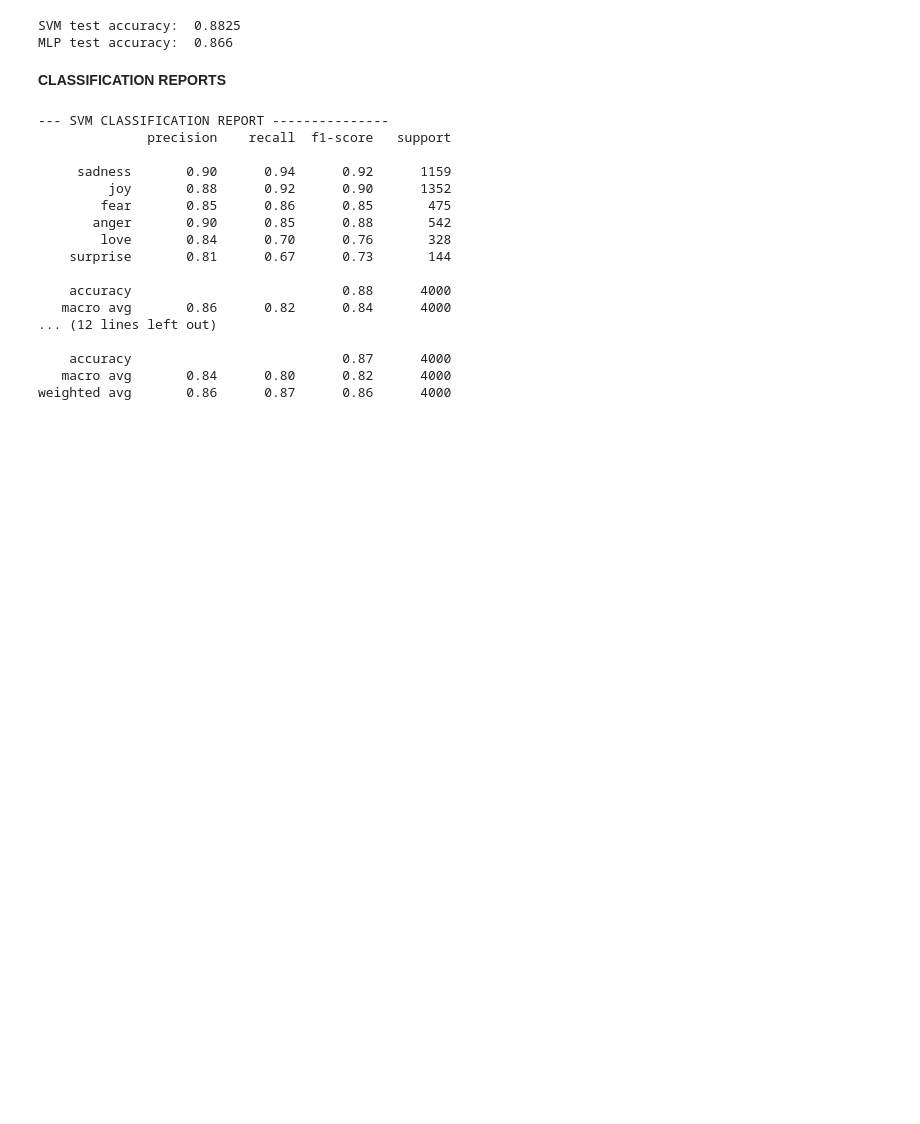
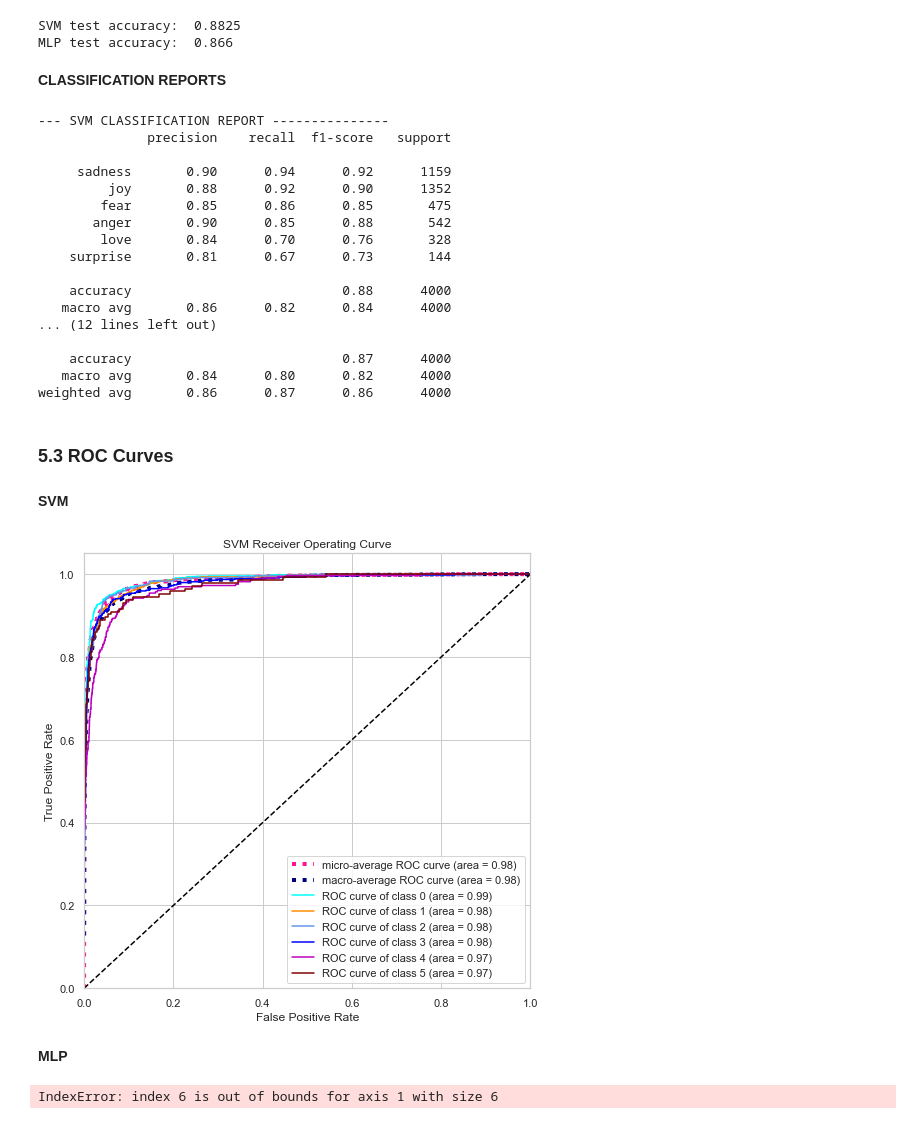
Before and after one commit to ayliahfani/Emotion-Recognition, a Jupyter notebook: Coursework/nc_coursework.ipynb, the cells around one changed output. Saved outputs shown, nothing was run; the diff lists cells and outputs as text; code cells hidden in the pictures; blank space fills up the shorter version.

```diff
--- a/Coursework/nc_coursework.ipynb
+++ b/Coursework/nc_coursework.ipynb
@@ -294,7 +344,7 @@ LR score with 10000 features: 0.87
 ngram_range = (1,2)
 min_df = 1
 max_df = 1.0
-max_features = 3000
+max_features = 2000
 
 tfidf = TfidfVectorizer(ngram_range=ngram_range,
                         lowercase=False,
@@ -1120,38 +1178,29 @@ print(classification_report(y_test, MLP_pred, target_names=emotion_dict))
     accuracy                           0.87      4000
    macro avg       0.84      0.80      0.82      4000
 weighted avg       0.86      0.87      0.86      4000
+# %% [markdown]
+### 5.3 ROC Curves
+# %%
+y_onehot = label_binarize(labels_test, classes=[0,1,2,3,4,5])
+n_classes = 6
+# %%
+# classifier
+y_score = final_svc.fit(features_train, labels_train).decision_function(features_test)
+# %% [markdown]
+**SVM**
 # %%
-
-import numpy as np
-import matplotlib.pyplot as plt
-from itertools import cycle
-
-from sklearn import svm, datasets
-from sklearn.metrics import roc_curve, auc
-from sklearn.model_selection import train_test_split
-from sklearn.preprocessing import label_binarize
-from sklearn.multiclass import OneVsRestClassifier
-from scipy import interp
-from sklearn.metrics import roc_auc_score
-
-n_classes = 6
-
-
-SVM_y_score = final_svc.fit(features_train, labels_train).decision_function(features_test)
-
 # Compute ROC curve and ROC area for each class
 fpr = dict()
 tpr = dict()
 roc_auc = dict()
 for i in range(n_classes):
-    fpr[i], tpr[i], _ = roc_curve(y_test[:, i], y_score[:, i])
+    fpr[i], tpr[i], _ = roc_curve(y_onehot[:, i], y_score[:, i])
     roc_auc[i] = auc(fpr[i], tpr[i])
 
 # Compute micro-average ROC curve and ROC area
-fpr["micro"], tpr["micro"], _ = roc_curve(y_test.ravel(), y_score.ravel())
+fpr["micro"], tpr["micro"], _ = roc_curve(y_onehot.ravel(), y_score.ravel())
 roc_auc["micro"] = auc(fpr["micro"], tpr["micro"])
 # %%
-
 # First aggregate all false positive rates
 all_fpr = np.unique(np.concatenate([fpr[i] for i in range(n_classes)]))
 
@@ -1160,36 +1209,41 @@ mean_tpr = np.zeros_like(all_fpr)
 for i in range(n_classes):
     mean_tpr += interp(all_fpr, fpr[i], tpr[i])
 
 # Finally average it and compute AUC
 mean_tpr /= n_classes
 
 fpr["macro"] = all_fpr
 tpr["macro"] = mean_tpr
 roc_auc["macro"] = auc(fpr["macro"], tpr["macro"])
 
-# Plot all ROC curves
-plt.figure()
+# Plot all SVM ROC curves
+plt.figure( figsize=(8,8))
+
 plt.plot(fpr["micro"], tpr["micro"],
          label='micro-average ROC curve (area = {0:0.2f})'
                ''.format(roc_auc["micro"]),
          color='deeppink', linestyle=':', linewidth=4)
 
 plt.plot(fpr["macro"], tpr["macro"],
          label='macro-average ROC curve (area = {0:0.2f})'
                ''.format(roc_auc["macro"]),
          color='navy', linestyle=':', linewidth=4)
 
-colors = cycle(['aqua', 'darkorange', 'cornflowerblue', 'b', 'maroon', 'm'])
+colors = cycle(['aqua', 'darkorange', 'cornflowerblue', 'b', 'm','maroon'])
 for i, color in zip(range(n_classes), colors):
-    plt.plot(fpr[i], tpr[i], color=color, lw=lw,
+    plt.plot(fpr[i], tpr[i], color=color,
              label='ROC curve of class {0} (area = {1:0.2f})'
              ''.format(i, roc_auc[i]))
 
-plt.plot([0, 1], [0, 1], 'k--', lw=lw)
+plt.plot([0, 1], [0, 1], 'k--')
 plt.xlim([0.0, 1.0])
 plt.ylim([0.0, 1.05])
 plt.xlabel('False Positive Rate')
 plt.ylabel('True Positive Rate')
-plt.title('Some extension of Receiver operating characteristic to multi-class')
+plt.title('SVM Receiver Operating Curve')
 plt.legend(loc="lower right")
 plt.show()
+# %% [output]
+[figure, added]
+# %% [markdown]
+**MLP**
@@ -1195,0 +1313,4 @@ plt.show()
+# %%
+plot_roc_curve(y_onehot, y_pred_proba, 4)
+# %% [output]
+IndexError: index 6 is out of bounds for axis 1 with size 6
```
Also changed, not shown: parts of 23 cells of this notebook, 8 other files.
